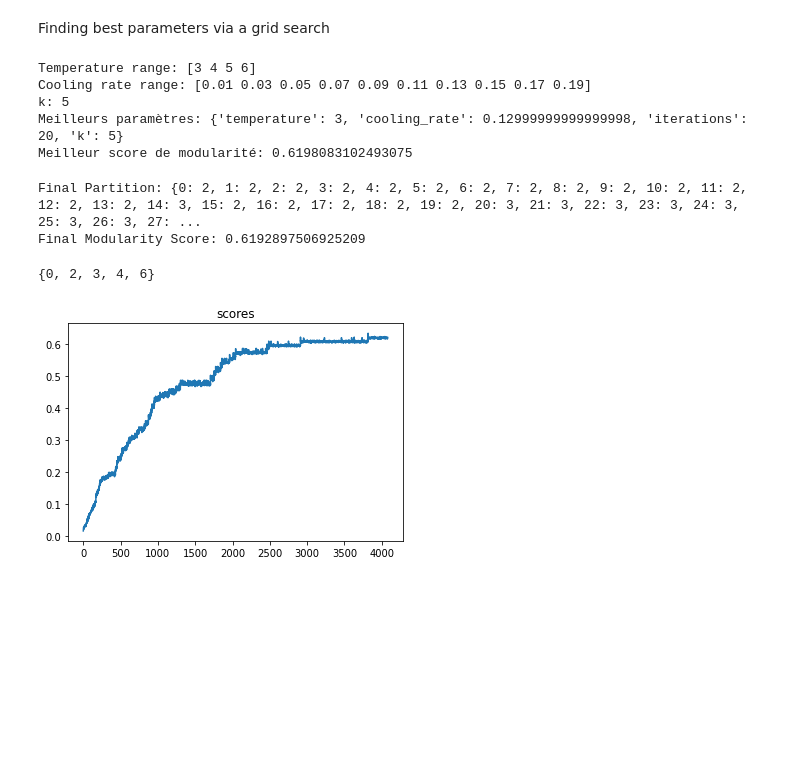
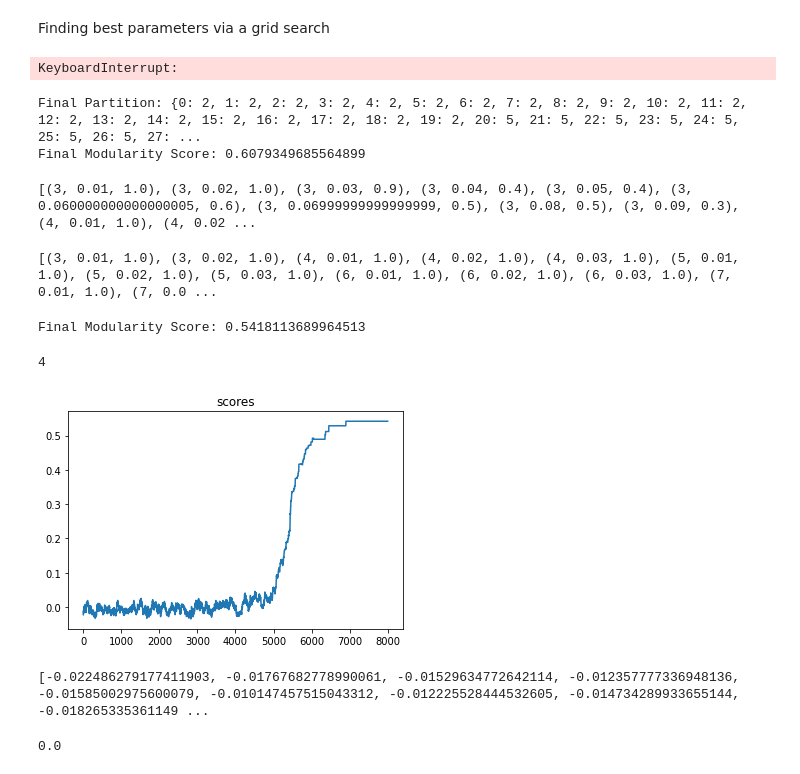
Before and after one commit to chiararov/Graph-Clustering, a Jupyter notebook: modularity.ipynb, the cells around one changed output. Drawn from its saved outputs; the diff is of its cells as text; code cells hidden in the pictures; blank space fills up the shorter version.

```diff
--- a/modularity.ipynb
+++ b/modularity.ipynb
@@ -44,7 +29,7 @@ plt.show()
 Finding best parameters via a grid search
 # %%
 # Appliquer la recherche en grille
-iterations = 20
+iterations = 5
 temperature_range = np.arange(3, 7, 1)
 cooling_rate_range = np.arange(0.01,0.2,0.02)
 k = 5
@@ -53,36 +38,79 @@ best_params, best_score = grid_search(G, temperature_range, cooling_rate_range,
 print("Meilleurs paramètres:", best_params)
 print("Meilleur score de modularité:", best_score)
 # %% [output]
-Temperature range: [3 4 5 6]
-Cooling rate range: [0.01 0.03 0.05 0.07 0.09 0.11 0.13 0.15 0.17 0.19]
-k: 5
-Meilleurs paramètres: {'temperature': 3, 'cooling_rate': 0.12999999999999998, 'iterations': 20, 'k': 5}
-Meilleur score de modularité: 0.6198083102493075
+KeyboardInterrupt:
 # %%
-k=best_params['k']
-temperature=best_params['temperature']
-cooling_rate=best_params['cooling_rate']
-temperature=5
-k=6
-iterations=40
-initial_partition = {node: random.randint(0,k) for node in G.nodes()}
+k=5
+iterations=3
+
+temperature=6
+cooling_rate=0.07
+# temperature=best_params['temperature']
+# cooling_rate=best_params['cooling_rate']
+
+initial_partition = {node: random.randint(1,k) for node in G.nodes()}
 
 final_partition, final_score, scores = simulated_annealing(G, initial_partition, temperature, cooling_rate, iterations)
 
 print("Final Partition:", final_partition)
 print("Final Modularity Score:", final_score)
 # %% [output]
-Final Partition: {0: 2, 1: 2, 2: 2, 3: 2, 4: 2, 5: 2, 6: 2, 7: 2, 8: 2, 9: 2, 10: 2, 11: 2, 12: 2, 13: 2, 14: 3, 15: 2, 16: 2, 17: 2, 18: 2, 19: 2, 20: 3, 21: 3, 22: 3, 23: 3, 24: 3, 25: 3, 26: 3, 27: ...
-Final Modularity Score: 0.6192897506925209
+Final Partition: {0: 2, 1: 2, 2: 2, 3: 2, 4: 2, 5: 2, 6: 2, 7: 2, 8: 2, 9: 2, 10: 2, 11: 2, 12: 2, 13: 2, 14: 2, 15: 2, 16: 2, 17: 2, 18: 2, 19: 2, 20: 5, 21: 5, 22: 5, 23: 5, 24: 5, 25: 5, 26: 5, 27: ...
+Final Modularity Score: 0.6079349685564899
+# %%
+Good=[]
+temperature_range = np.arange(3, 8, 1)
+cooling_rate_range = np.arange(0.01,0.1,0.01)
+for temperature in temperature_range:
+    for cooling_rate in cooling_rate_range:
+        good=0
+        for _ in range(10):
+            final_partition, final_score, scores = simulated_annealing(G, initial_partition, temperature, cooling_rate, iterations)
+            S=set(final_partition.values())
+            if len(S)==5:
+                good+=1
+        good=good/10
+        Good.append((temperature,cooling_rate,good))
+
+print(Good)
+# %% [output]
+[(3, 0.01, 1.0), (3, 0.02, 1.0), (3, 0.03, 0.9), (3, 0.04, 0.4), (3, 0.05, 0.4), (3, 0.060000000000000005, 0.6), (3, 0.06999999999999999, 0.5), (3, 0.08, 0.5), (3, 0.09, 0.3), (4, 0.01, 1.0), (4, 0.02 ...
+# %%
+Gd=[(3, 0.01, 1.0), (3, 0.02, 1.0), (3, 0.03, 0.9), (3, 0.04, 0.4), (3, 0.05, 0.4), (3, 0.060000000000000005, 0.6), (3, 0.06999999999999999, 0.5), (3, 0.08, 0.5), (3, 0.09, 0.3), (4, 0.01, 1.0), (4, 0.02, 1.0), (4, 0.03, 1.0), (4, 0.04, 0.3), (4, 0.05, 0.5), (4, 0.060000000000000005, 0.3), (4, 0.06999999999999999, 0.4), (4, 0.08, 0.5), (4, 0.09, 0.4), (5, 0.01, 1.0), (5, 0.02, 1.0), (5, 0.03, 1.0), (5, 0.04, 0.4), (5, 0.05, 0.5), (5, 0.060000000000000005, 0.3), (5, 0.06999999999999999, 0.6), (5, 0.08, 0.6), (5, 0.09, 0.5), (6, 0.01, 1.0), (6, 0.02, 1.0), (6, 0.03, 1.0), (6, 0.04, 0.5), (6, 0.05, 0.5), (6, 0.060000000000000005, 0.5), (6, 0.06999999999999999, 0.3), (6, 0.08, 0.5), (6, 0.09, 0.3), (7, 0.01, 1.0), (7, 0.02, 1.0), (7, 0.03, 1.0), (7, 0.04, 0.8), (7, 0.05, 0.7), (7, 0.060000000000000005, 0.3), (7, 0.06999999999999999, 0.5), (7, 0.08, 0.5), (7, 0.09, 0.5)]
+triplets_with_1_0 = [(temp, cool, val) for temp, cool, val in Gd if val == 1.0]
+
+print(triplets_with_1_0)
+# %% [output]
+[(3, 0.01, 1.0), (3, 0.02, 1.0), (4, 0.01, 1.0), (4, 0.02, 1.0), (4, 0.03, 1.0), (5, 0.01, 1.0), (5, 0.02, 1.0), (5, 0.03, 1.0), (6, 0.01, 1.0), (6, 0.02, 1.0), (6, 0.03, 1.0), (7, 0.01, 1.0), (7, 0.0 ...
+# %%
+k=5
+iterations=4
+
+temperature=6
+cooling_rate=0.03
+
+initial_partition = {node: random.randint(1,k) for node in G.nodes()}
+
+final_partition, final_score, scores = simulated_annealing(G, initial_partition, temperature, cooling_rate, iterations)
+print("Final Modularity Score:", final_score)
+# %% [output]
+Final Modularity Score: 0.5418113689964513
 # %%
 #See evolution of the scores
-print(set(final_partition.values()))
+S=set(final_partition.values())
+print(len(S))
 plt.plot(scores)
 plt.title("scores")
 plt.show()
 # %% [output]
-{0, 2, 3, 4, 6}
+4
-[figure, old version]
+[figure, new version]
+# %%
+print(scores)
+abs(scores[-1]-scores[-2])
+# %% [output]
+[-0.022486279177411903, -0.01767682778990061, -0.01529634772642114, -0.012357777336948136, -0.01585002975600079, -0.010147457515043312, -0.012225528444532605, -0.014734289933655144, -0.018265335361149 ...
+0.0
 # %%
 plot_adj(G,final_partition)
 # %% [output]
```
Also changed, not shown: parts of 10 cells of this notebook, 2 other files.
